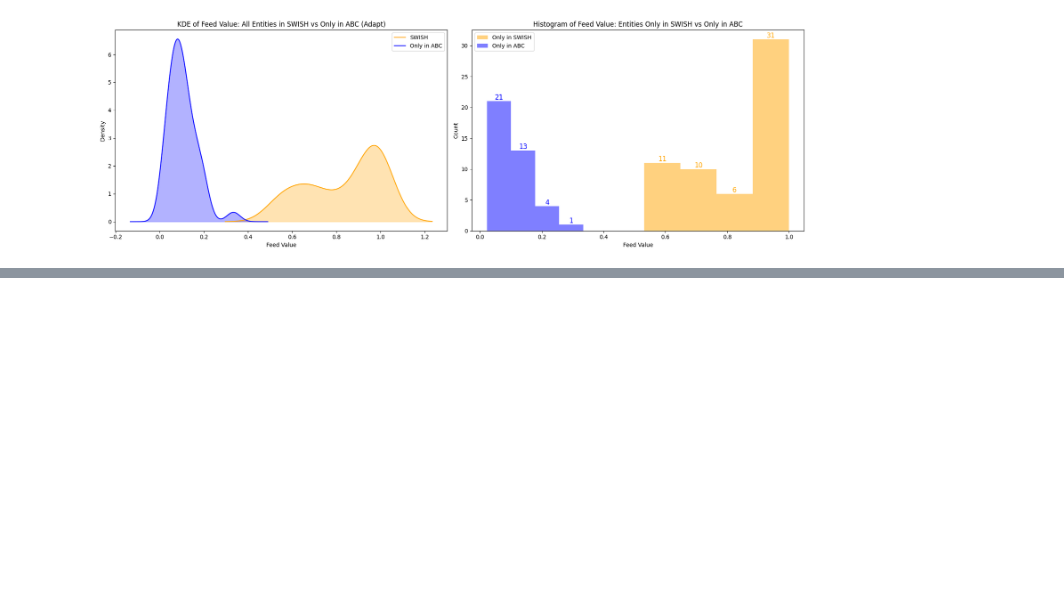
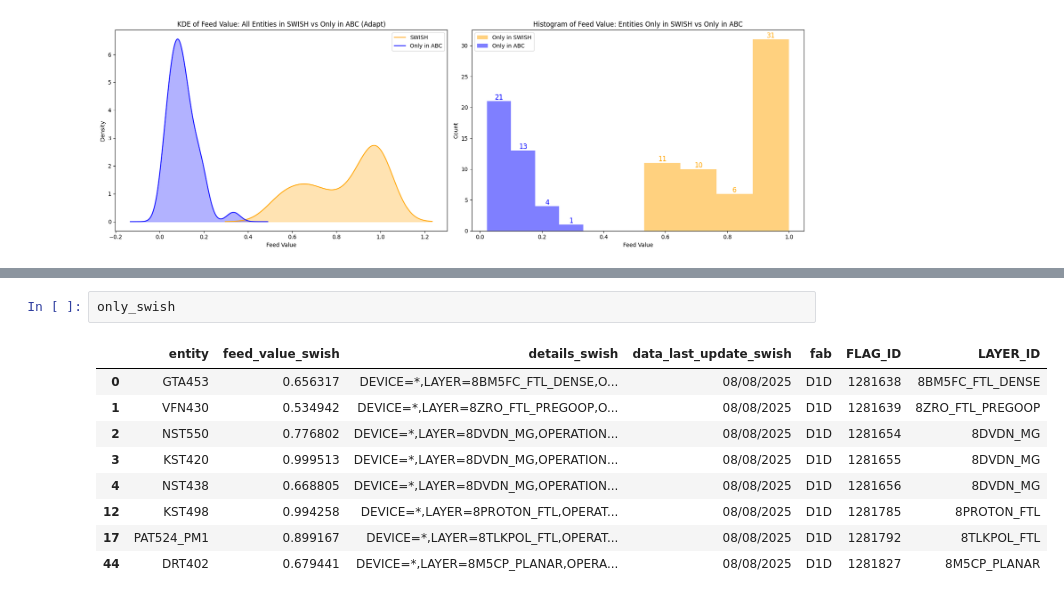
Before and after one commit to maximillian-jacob/DataScience, a Jupyter notebook: main_swish_vs_abc.ipynb, the cells around one changed output, grey strips where cells are left out. Cells and saved outputs as stored; diff of their text form; blank space fills up the shorter version.

```diff
--- a/main_swish_vs_abc.ipynb
+++ b/main_swish_vs_abc.ipynb
@@ -462,0 +477,12 @@ plt.show()
+# %%
+only_swish
+# %% [output]
+|  | entity | feed_value_swish | details_swish | data_last_update_swish | fab | FLAG_ID | LAYER_ID |
+| 0 | GTA453 | 0.656317 | DEVICE=*,LAYER=8BM5FC_FTL_DENSE,O... | 08/08/2025 | D1D | 1281638 | 8BM5FC_FTL_DENSE |
+| 1 | VFN430 | 0.534942 | DEVICE=*,LAYER=8ZRO_FTL_PREGOOP,O... | 08/08/2025 | D1D | 1281639 | 8ZRO_FTL_PREGOOP |
+| 2 | NST550 | 0.776802 | DEVICE=*,LAYER=8DVDN_MG,OPERATION... | 08/08/2025 | D1D | 1281654 | 8DVDN_MG |
+| 3 | KST420 | 0.999513 | DEVICE=*,LAYER=8DVDN_MG,OPERATION... | 08/08/2025 | D1D | 1281655 | 8DVDN_MG |
+| 4 | NST438 | 0.668805 | DEVICE=*,LAYER=8DVDN_MG,OPERATION... | 08/08/2025 | D1D | 1281656 | 8DVDN_MG |
+| 12 | KST498 | 0.994258 | DEVICE=*,LAYER=8PROTON_FTL,OPERAT... | 08/08/2025 | D1D | 1281785 | 8PROTON_FTL |
+| 17 | PAT524_PM1 | 0.899167 | DEVICE=*,LAYER=8TLKPOL_FTL,OPERAT... | 08/08/2025 | D1D | 1281792 | 8TLKPOL_FTL |
+| 44 | DRT402 | 0.679441 | DEVICE=*,LAYER=8M5CP_PLANAR,OPERA... | 08/08/2025 | D1D | 1281827 | 8M5CP_PLANAR |
```
Also changed, not shown: parts of 3 cells of this notebook.
